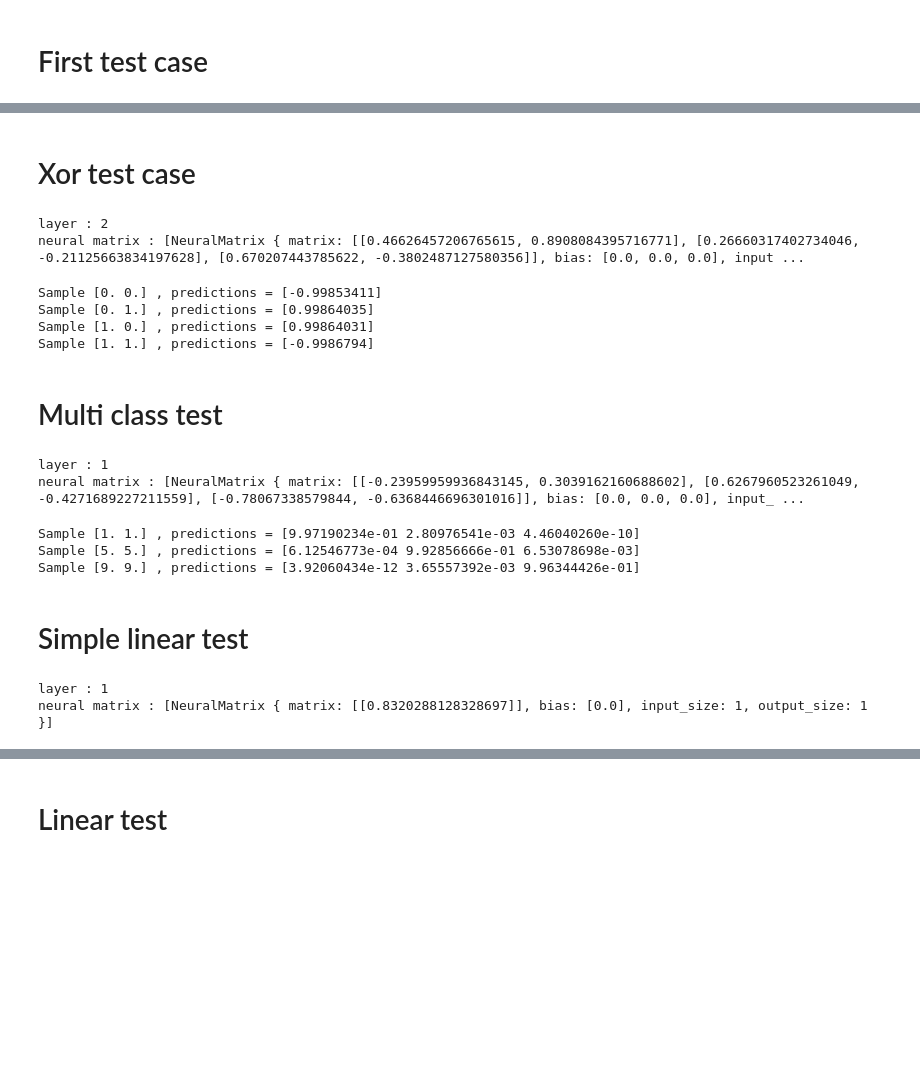
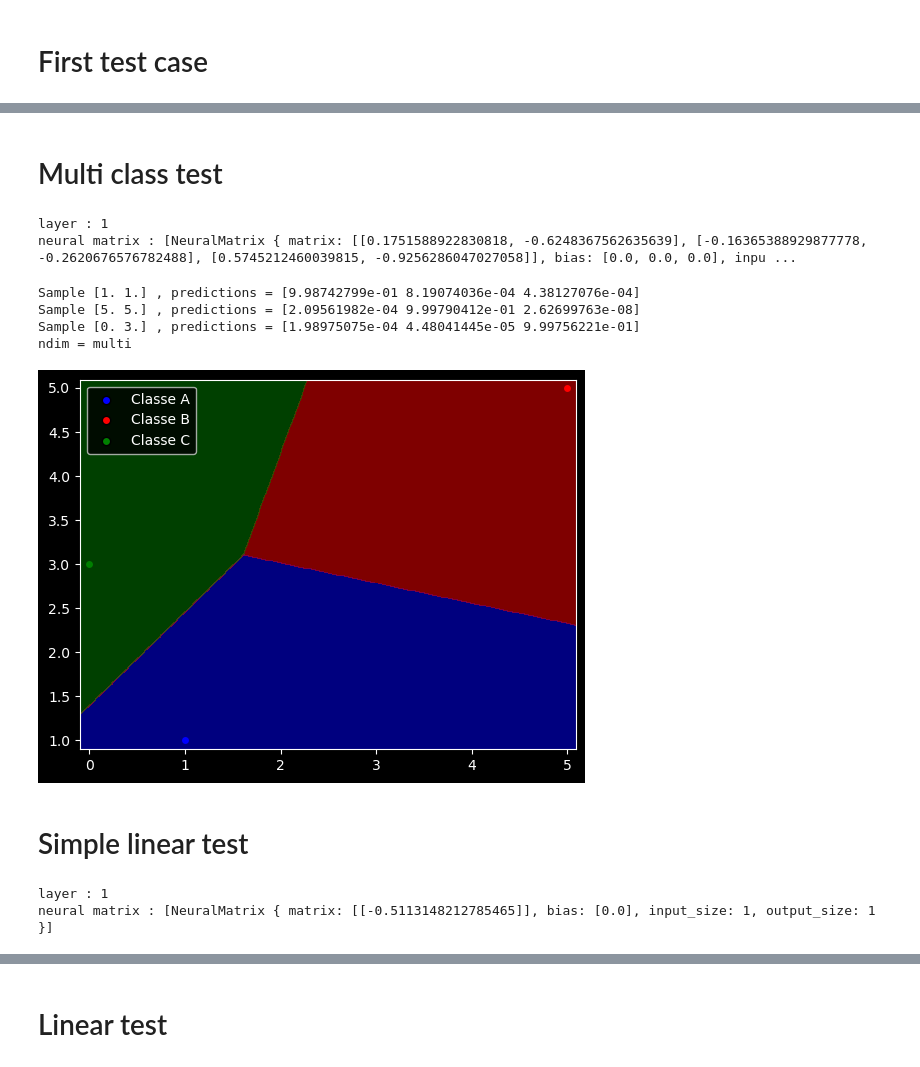
Before and after one commit to Celesxx/PA-TAC, a Jupyter notebook: simpleMLP.ipynb, the cells around one changed output, grey strips where cells are left out. Saved outputs shown, nothing was run; the diff lists cells and outputs as text; code cells hidden in the pictures; blank space fills up the shorter version.

```diff
--- a/simpleMLP.ipynb
+++ b/simpleMLP.ipynb
@@ -113,27 +194,0 @@ Sample [1. 0.] , predictions = [0.9999762]
-# %% [markdown]
-# Xor test case
-# %%
-neurons_size = np.array([2, 3, 1], dtype=np.uintp)
-learning_rate = 0.001
-epochs = 1000000
-callback_interval = 1000
-
-parameter_ptr = neurons_size.ctypes.data_as(ctypes.POINTER(ctypes.c_uint))
-nn = mlp_model.mlpInit(parameter_ptr, neurons_size.size, learning_rate)
-
-X_train = np.array([
-    [0.0, 0.0],
-    [0.0, 1.0],
-    [1.0, 0.0],
-    [1.0, 1.0]
-], dtype=np.float64)
-
-y_train = np.array([
-    [-1.0],
-    [1.0],
-    [1.0],
-    [-1.0]
-], dtype=np.float64)
-# %% [output]
-layer : 2
-neural matrix : [NeuralMatrix { matrix: [[0.46626457206765615, 0.8908084395716771], [0.26660317402734046, -0.21125663834197628], [0.670207443785622, -0.3802487127580356]], bias: [0.0, 0.0, 0.0], input ...
@@ -163,20 +195,3 @@ progress_bar.close()
-# %%
-for k in range(len(X_train)):
-    predictions = np.zeros(1, dtype=np.float64)
-    mlp_model.mlpPredict(
-        nn,
-        X_train[k].ctypes.data_as(ctypes.POINTER(ctypes.c_double)),
-        X_train[k].size,
-        True,
-        predictions.ctypes.data_as(ctypes.POINTER(ctypes.c_double))
-    )
-    print("Sample", X_train[k], ", predictions =", predictions)
-mlp_model.mlpFree(nn)
-# %% [output]
-Sample [0. 0.] , predictions = [-0.99853411]
-Sample [0. 1.] , predictions = [0.99864035]
-Sample [1. 0.] , predictions = [0.99864031]
-Sample [1. 1.] , predictions = [-0.9986794]
 # %% [markdown]
 # Multi class test
 # %%
@@ -185,13 +200,13 @@ learning_rate = 0.001
 epochs = 1000000
 callback_interval = 1000
 
-parameter_ptr = neurons_size.ctypes.data_as(ctypes.POINTER(ctypes.c_uint))
+parameter_ptr = neurons_size.ctypes.data_as(ctypes.POINTER(ctypes.c_size_t))
 nn = mlp_model.mlpInit(parameter_ptr, neurons_size.size, learning_rate)
 
 X_train = np.array([
     [1.0, 1.0],  # Classe A
     [5.0, 5.0],  # Classe B
-    [9.0, 9.0]
+    [0, 3.0]
 ], dtype=np.float64)
 
 y_train = np.array([
@@ -201,7 +216,7 @@ y_train = np.array([
 ], dtype=np.float64)
 # %% [output]
 layer : 1
-neural matrix : [NeuralMatrix { matrix: [[-0.23959959936843145, 0.3039162160688602], [0.6267960523261049, -0.4271689227211559], [-0.78067338579844, -0.6368446696301016]], bias: [0.0, 0.0, 0.0], input_ ...
+neural matrix : [NeuralMatrix { matrix: [[0.1751588922830818, -0.6248367562635639], [-0.16365388929877778, -0.2620676576782488], [0.5745212460039815, -0.9256286047027058]], bias: [0.0, 0.0, 0.0], inpu ...
 # %%
 progress_bar = tqdm(total=epochs, desc="Training Progress")
 
@@ -228,19 +243,24 @@ progress_bar.close()
 # %%
 for k in range(len(X_train)):
     predictions = np.zeros(3, dtype=np.float64)
     mlp_model.mlpPredict(
         nn,
         X_train[k].ctypes.data_as(ctypes.POINTER(ctypes.c_double)),
         X_train[k].size,
         True,
         predictions.ctypes.data_as(ctypes.POINTER(ctypes.c_double))
     )
     print("Sample", X_train[k], ", predictions =", predictions)
+
+plotDisplay(X_train, y_train, nn, mlp_model)
+
 mlp_model.mlpFree(nn)
 # %% [output]
-Sample [1. 1.] , predictions = [9.97190234e-01 2.80976541e-03 4.46040260e-10]
-Sample [5. 5.] , predictions = [6.12546773e-04 9.92856666e-01 6.53078698e-03]
-Sample [9. 9.] , predictions = [3.92060434e-12 3.65557392e-03 9.96344426e-01]
+Sample [1. 1.] , predictions = [9.98742799e-01 8.19074036e-04 4.38127076e-04]
+Sample [5. 5.] , predictions = [2.09561982e-04 9.99790412e-01 2.62699763e-08]
+Sample [0. 3.] , predictions = [1.98975075e-04 4.48041445e-05 9.99756221e-01]
+ndim = multi
+[figure, added]
 # %% [markdown]
 # Simple linear test
 # %%
@@ -249,7 +269,7 @@ learning_rate = 0.001
 epochs = 1000000
 callback_interval = 1000
 
-parameter_ptr = neurons_size.ctypes.data_as(ctypes.POINTER(ctypes.c_uint))
+parameter_ptr = neurons_size.ctypes.data_as(ctypes.POINTER(ctypes.c_size_t))
 nn = mlp_model.mlpInit(parameter_ptr, neurons_size.size, learning_rate)
 
 X_train = np.array([
@@ -258,12 +278,12 @@ X_train = np.array([
 ], dtype=np.float64)
 
 y_train = np.array([
-    [8.0],
+    [-3.0],
     [2.0],
 ], dtype=np.float64)
 # %% [output]
 layer : 1
-neural matrix : [NeuralMatrix { matrix: [[0.8320288128328697]], bias: [0.0], input_size: 1, output_size: 1 }]
+neural matrix : [NeuralMatrix { matrix: [[-0.5113148212785465]], bias: [0.0], input_size: 1, output_size: 1 }]
 # %%
 progress_bar = tqdm(total=epochs, desc="Training Progress")
 
```
Also changed, not shown: parts of 13 cells of this notebook, 56 other files.
